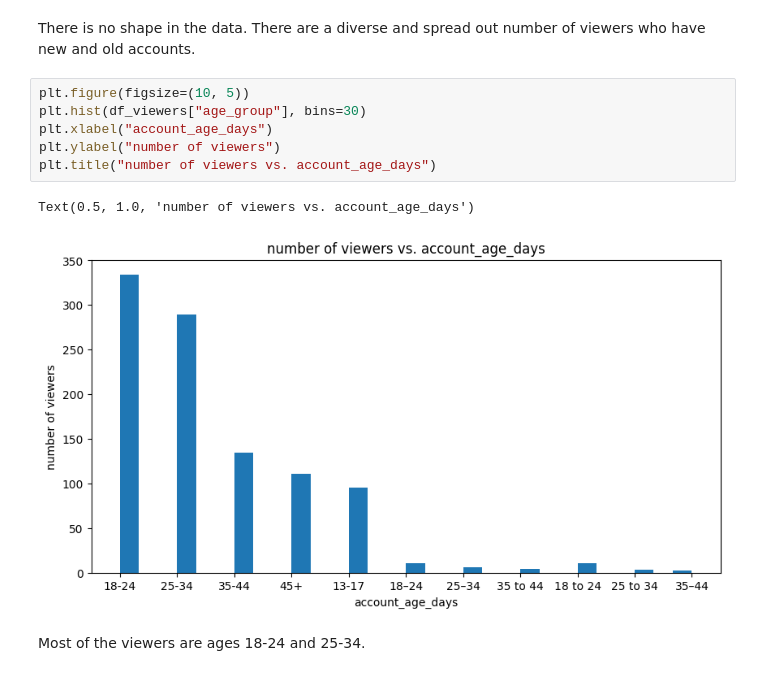
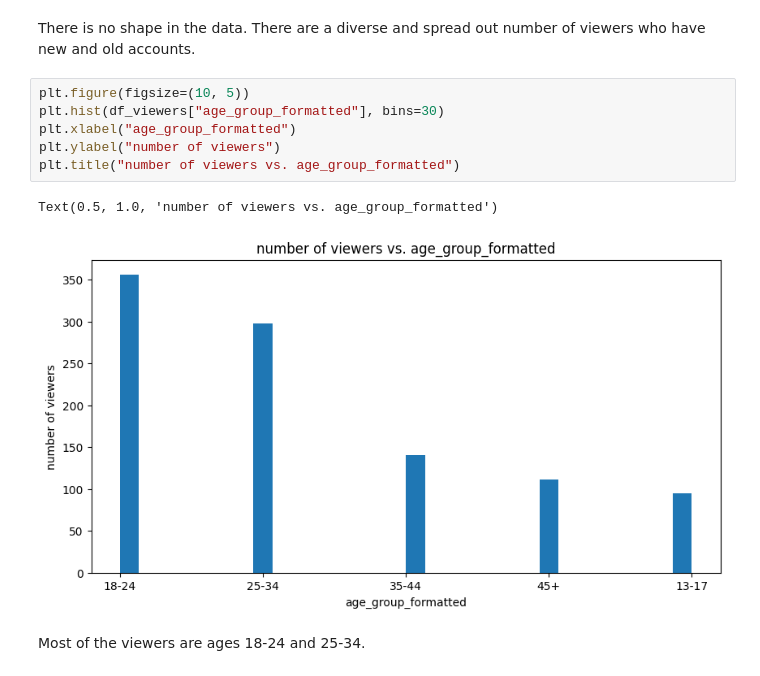
Before and after one commit to ChristianSantos2671/Santos_Christian_A01, a Jupyter notebook: iat461_a1_cs.ipynb, the cells around one changed output. Drawn from its saved outputs; the diff is of its cells as text.

```diff
--- a/iat461_a1_cs.ipynb
+++ b/iat461_a1_cs.ipynb
@@ -382,13 +407,13 @@ Text(0.5, 1.0, 'number of viewers vs. account_age_days')
 There is no shape in the data. There are a diverse and spread out number of viewers who have new and old accounts.
 # %%
 plt.figure(figsize=(10, 5))
-plt.hist(df_viewers["age_group"], bins=30)
-plt.xlabel("account_age_days")
+plt.hist(df_viewers["age_group_formatted"], bins=30)
+plt.xlabel("age_group_formatted")
 plt.ylabel("number of viewers")
-plt.title("number of viewers vs. account_age_days")
+plt.title("number of viewers vs. age_group_formatted")
 # %% [output]
-Text(0.5, 1.0, 'number of viewers vs. account_age_days')
+Text(0.5, 1.0, 'number of viewers vs. age_group_formatted')
-[figure, old version]
+[figure, new version]
 # %% [markdown]
 Most of the viewers are ages 18-24 and 25-34.
 # %% [markdown]
```
Also changed, not shown: parts of 20 cells of this notebook.
